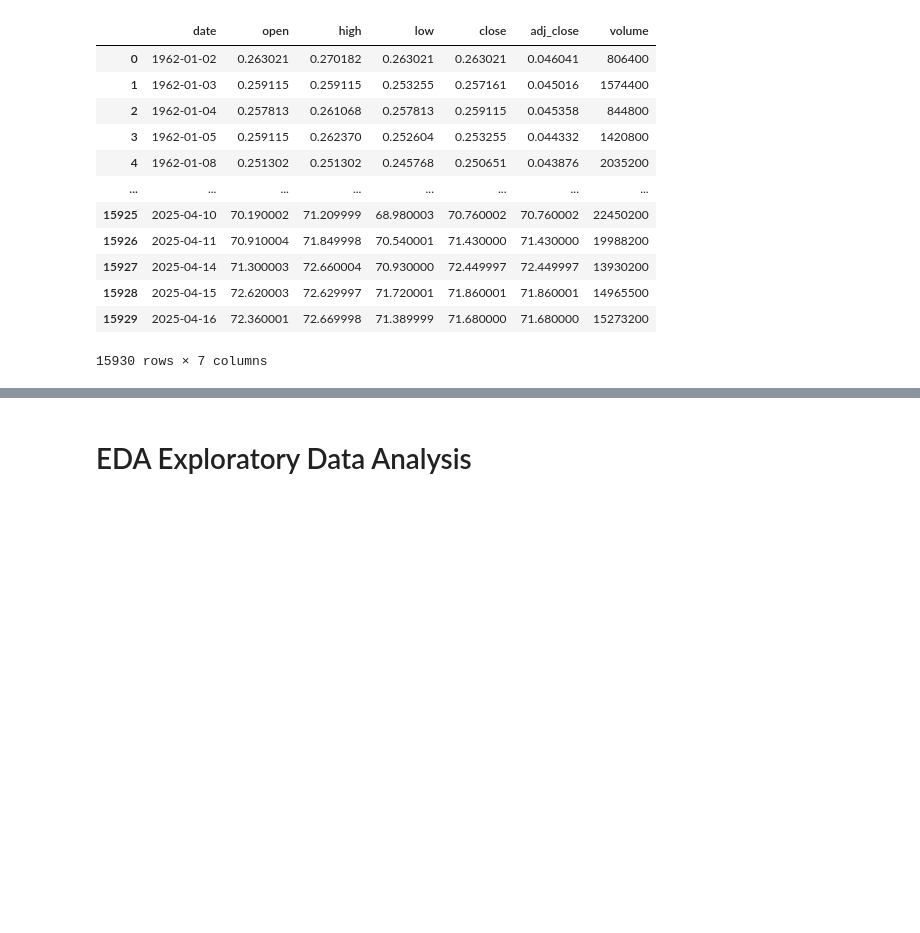
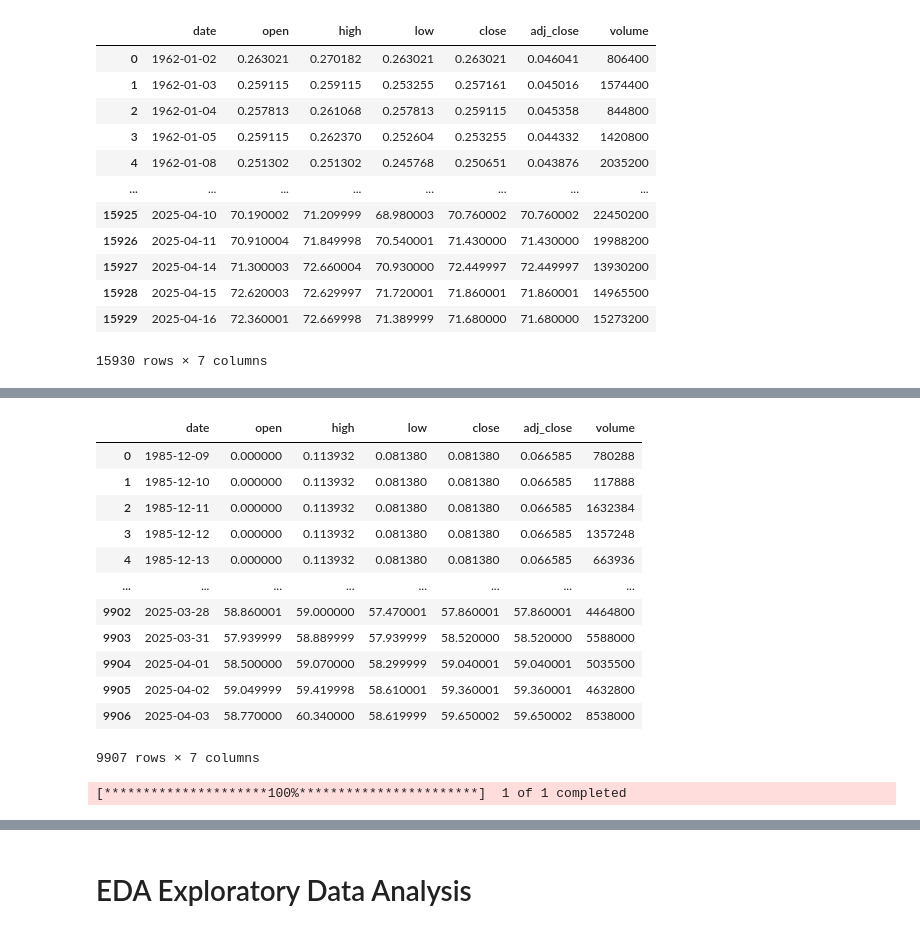
Before and after one commit to JuliusViktor/Analysis_of_Coca_Cola_Stock_Market, a Jupyter notebook: Script/Analysis_Of_Coca_Cola_Stock_Market.ipynb, the cells around one changed output, grey strips where cells are left out. Cells and saved outputs as stored; diff of their text form; code cells hidden in the pictures; blank space fills up the shorter version.

```diff
--- a/Script/Analysis_Of_Coca_Cola_Stock_Market.ipynb
+++ b/Script/Analysis_Of_Coca_Cola_Stock_Market.ipynb
@@ -128,0 +252,2 @@ cola_stock
+# %%
+monster_stock = pd.read_csv("/Users/julius/Personal/Personal_Project/Coca_cola_Project/Analysis_of_Coca_Cola_Stock_Market/Dataset/monster_stock.csv", skiprows=2)
@@ -128,0 +260,25 @@ cola_stock
+# %%
+monster_stock = monster_stock.reset_index()
+monster_stock = monster_stock[['date', 'open', 'high', 'low', 'close', 'adj_close', 'volume']]
+# %%
+monster_stock
+# %% [output]
+|  | date | open | high | low | close | adj_close | volume |
+| 0 | 1985-12-09 | 0.000000 | 0.113932 | 0.081380 | 0.081380 | 0.066585 | 780288 |
+| 1 | 1985-12-10 | 0.000000 | 0.113932 | 0.081380 | 0.081380 | 0.066585 | 117888 |
+| 2 | 1985-12-11 | 0.000000 | 0.113932 | 0.081380 | 0.081380 | 0.066585 | 1632384 |
+| 3 | 1985-12-12 | 0.000000 | 0.113932 | 0.081380 | 0.081380 | 0.066585 | 1357248 |
+| 4 | 1985-12-13 | 0.000000 | 0.113932 | 0.081380 | 0.081380 | 0.066585 | 663936 |
+| ... | ... | ... | ... | ... | ... | ... | ... |
+| 9902 | 2025-03-28 | 58.860001 | 59.000000 | 57.470001 | 57.860001 | 57.860001 | 4464800 |
+| 9903 | 2025-03-31 | 57.939999 | 58.889999 | 57.939999 | 58.520000 | 58.520000 | 5588000 |
+| 9904 | 2025-04-01 | 58.500000 | 59.070000 | 58.299999 | 59.040001 | 59.040001 | 5035500 |
+| 9905 | 2025-04-02 | 59.049999 | 59.419998 | 58.610001 | 59.360001 | 59.360001 | 4632800 |
+| 9906 | 2025-04-03 | 58.770000 | 60.340000 | 58.619999 | 59.650002 | 59.650002 | 8538000 |
+9907 rows × 7 columns
+# %%
+#for sp500 stock I will be importing it from Yahoo Finance
+sp_500 = yf.download('^GSPC', start = '1965-01-02', end= '2025-04-04',auto_adjust=False)
+sp_500 = sp_500.to_csv("/Users/julius/Personal/Personal_Project/Coca_cola_Project/Analysis_of_Coca_Cola_Stock_Market/Dataset/sp_500.csv")
+# %% [output]
+[*********************100%***********************]  1 of 1 completed
```
Also changed, not shown: parts of 22 cells of this notebook, 4 other files.
